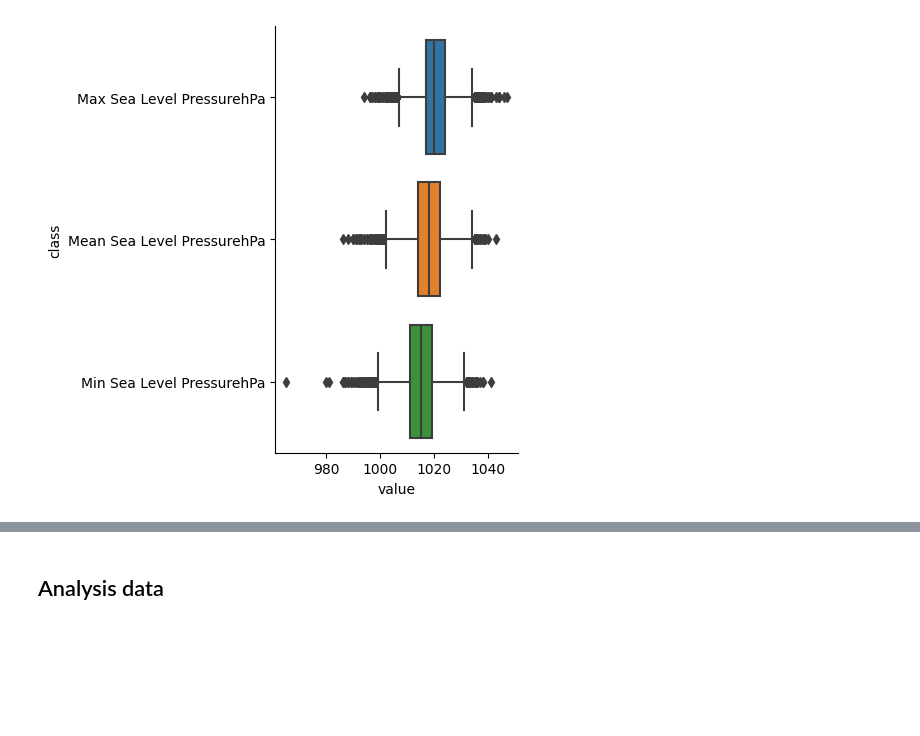
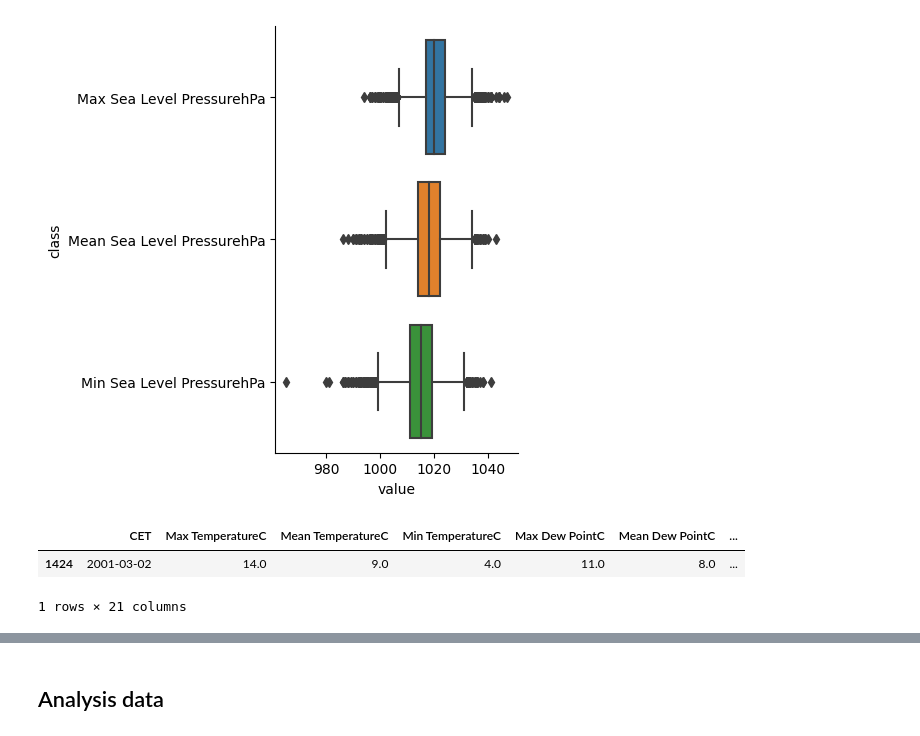
Before and after one commit to nnyPRO/Daily_Weather, a Jupyter notebook: code/project.ipynb, the cells around one changed output, grey strips where cells are left out. Saved outputs shown, nothing was run; the diff lists cells and outputs as text; code cells hidden in the pictures; blank space fills up the shorter version.

```diff
--- a/code/project.ipynb
+++ b/code/project.ipynb
@@ -185,3 +185,8 @@ sns.catplot(data=pressure, x="value", y="class", kind="box")
 [figure]
 # %%
 # clear Min pressure, Max speed wind, precipitation, Min&Max Humidity
+data[(data['Min Sea Level PressurehPa'] < 980)]
+# %% [output]
+|  | CET | Max TemperatureC | Mean TemperatureC | Min TemperatureC | Max Dew PointC | Mean Dew PointC | ... |
+| 1424 | 2001-03-02 | 14.0 | 9.0 | 4.0 | 11.0 | 8.0 | ... |
+1 rows × 21 columns
```
Also changed, not shown: parts of 1 cell of this notebook.
